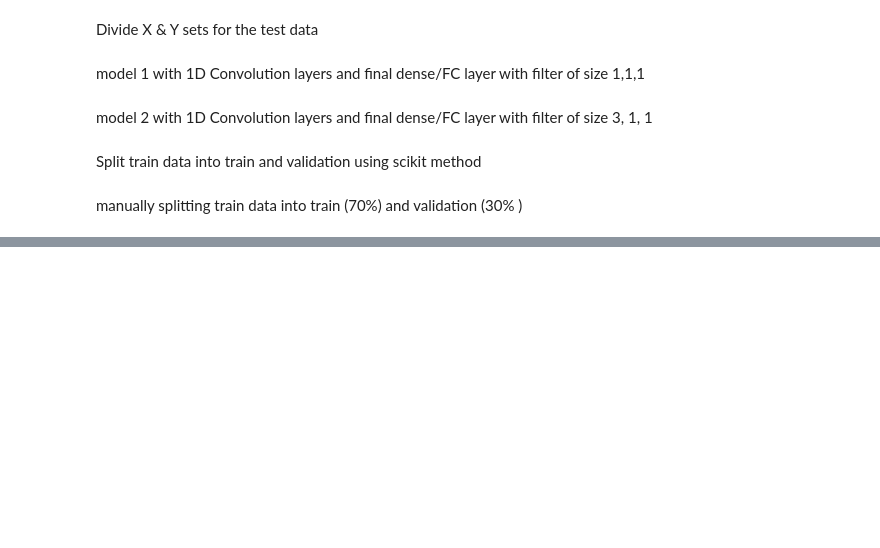
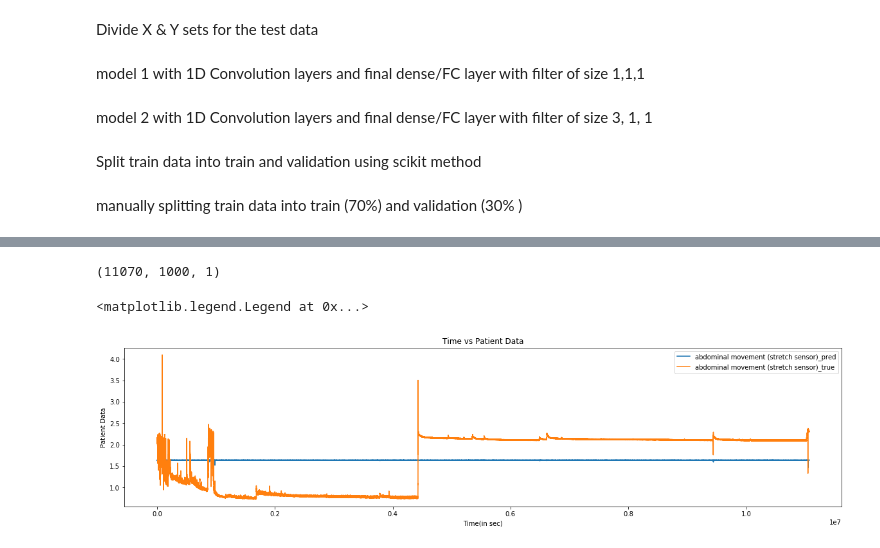
Before and after one commit to HimajaYerra/myproj, a Jupyter notebook: 1D_CNN_24July_JHW.ipynb, the cells around one changed output, grey strips where cells are left out. Drawn from its saved outputs; the diff is of its cells as text; code cells hidden in the pictures; blank space fills up the shorter version.

Commit message:
model_changes_added

```diff
--- a/1D_CNN_24July_JHW.ipynb
+++ b/1D_CNN_24July_JHW.ipynb
@@ -90,9 +81,5 @@ def median_filter(x, n):
 # %%
-print(final_array.shape[0])
-n = np.zeros([final_array.shape[0],1])
-print(n.shape)
-ar=np.hstack([final_array,n])
-print(ar.shape)
-print(ar[:,4])
-print(np.diff(ar[:,2],axis=0))
-ar[:,4]=np.gradient(ar[:,2],axis=0)
+new_column = np.zeros([final_array.shape[0],1])
+diff_array=np.hstack([final_array,new_column])
+diff_array[1:,4]=np.diff(diff_array[:,2],axis=0)
+plt.plot(diff_array[:,4])
@@ -144,0 +88,13 @@ plt.plot(arr[:,5])
+# %%
+start=timeit.default_timer()
+median_array=median_filter(diff_array,3)
+stop=timeit.default_timer()
+print(stop-start)
+plt.plot(median_array[:,4])
+# %%
+median_array[:,4]=np.cumsum(median_array[:,4],axis=0)
+
+plt.plot(median_array[:,4])
+# %%
+X_train=median_array[:,1]
+Y_train=median_array[:,4]
@@ -257,3 +276,24 @@ plt.show()
+# %%
+y_pred=model.predict(X_reshaped_train)
+y_pred.reshape(-1,1)
+print(y_pred.shape)
+y_pred= y_pred.reshape(-1,1)
+fig = plt.figure(figsize=(20,10))
+#for ix,items in zip([1,2],x):
+ax = fig.add_subplot(2,1,1)
+ax.set_title('Time vs Patient Data')
+ax.set_xlabel('Time(in sec)')
+ax.set_ylabel('Patient Data')
+ax.plot(y_pred,label='abdominal movement (stretch sensor)_pred')
+ax.plot(y_reshaped_train.reshape(-1,1),label='abdominal movement (stretch sensor)_true')
+
+
+
+ax.legend()
+# %% [output]
+(11070, 1000, 1)
+<matplotlib.legend.Legend at 0x...>
+[figure, added]
 # %%
 
 
```
Also changed, not shown: parts of 25 cells of this notebook.
